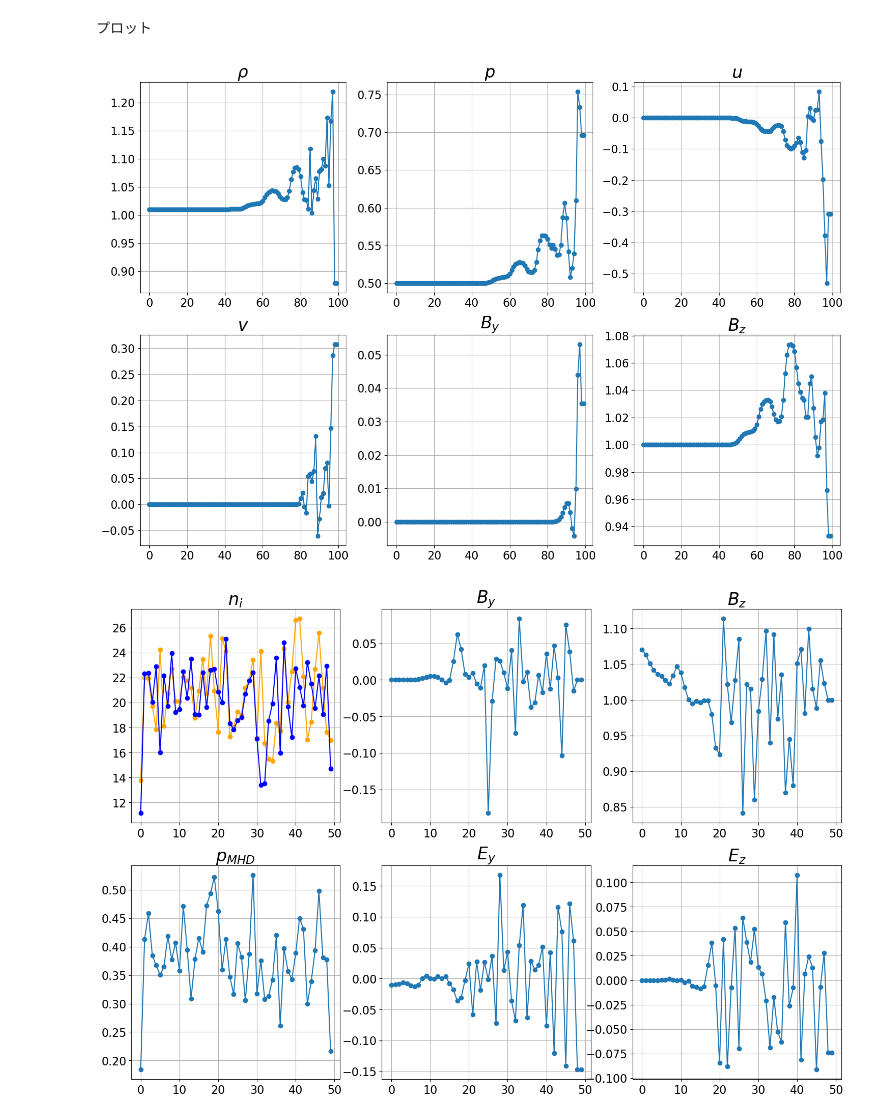
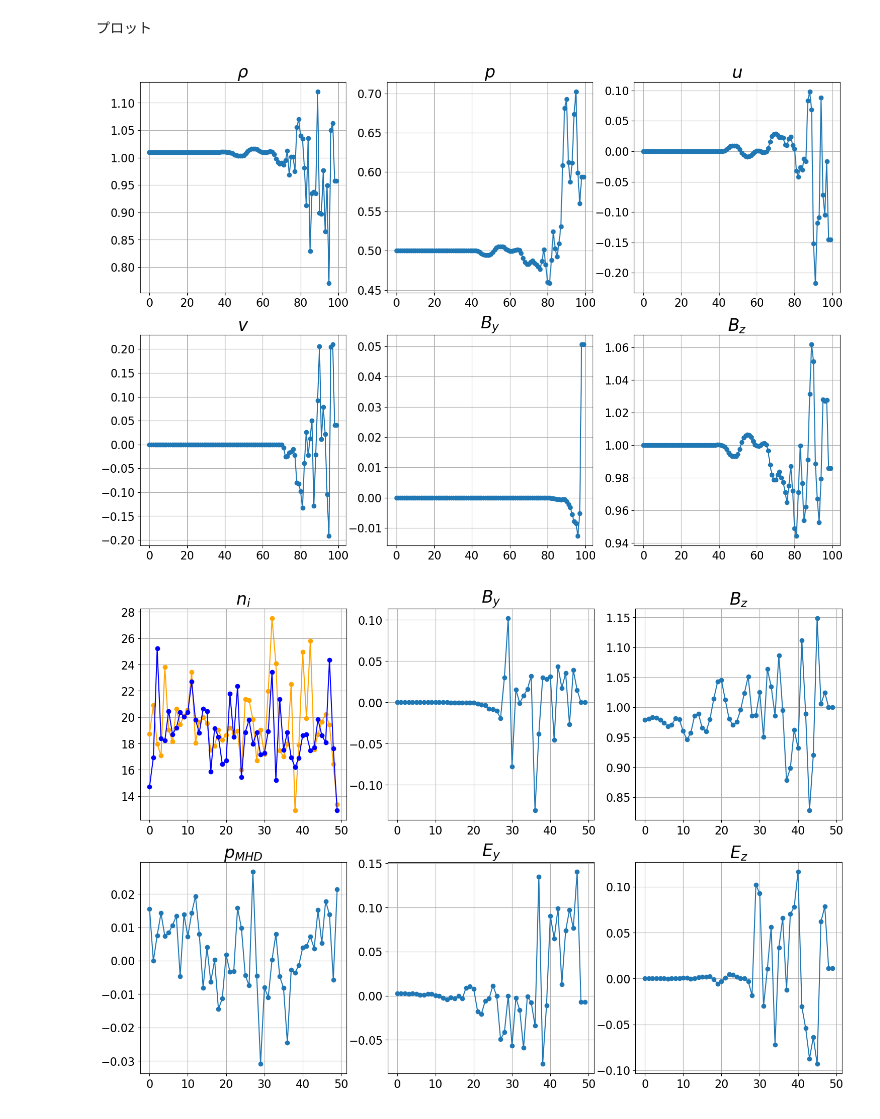
Before and after one commit to keita-akutagawa/MHD-PIC, a Jupyter notebook: 1D/Alfven_MHD-PIC.ipynb, the cells around one changed output. Saved outputs shown, nothing was run; the diff lists cells and outputs as text; code cells hidden in the pictures.

```diff
--- a/1D/Alfven_MHD-PIC.ipynb
+++ b/1D/Alfven_MHD-PIC.ipynb
@@ -864,7 +871,7 @@ v_thermal_electron = np.sqrt(Te_pic / m_electron)
 v_thermal_ion = np.sqrt(Ti_pic / m_ion)
 
 dx_pic = 1.0
-nx_pic = int(electron_inertial_length * 50)
+nx_pic = int(electron_inertial_length * 80)
 x_min_pic = 0.0
 x_max_pic = nx_pic * dx_pic
 x_coordinate_pic = np.arange(0.0, x_max_pic, dx_pic)
@@ -911,7 +918,7 @@ p0_mhd = (omega_pe / omega_ce)**2 / ne0_pic * (ne0_pic * v_thermal_electron**2 +
 VA_mhd = B0_mhd / np.sqrt(rho0_mhd)
 dx_mhd = dx_pic
 
-nx_mhd = 100
+nx_mhd = 80
 x_max_mhd = nx_mhd * dx_mhd
 dt_mhd = 0.0
 CFL = 0.4
@@ -1084,6 +1091,8 @@ for step in range(steps+1):
     #STEP4:STEP3のデータをMHDに送る
     B_pic_ave[1, :] = 0.5 * (B_pic_ave[1, :] + np.roll(B_pic_ave[1, :], 1, axis=0))
     B_pic_ave[2, :] = 0.5 * (B_pic_ave[2, :] + np.roll(B_pic_ave[2, :], 1, axis=0))
+    B_pic_ave[:, 0] = B_pic_ave[:, 1]
+    B_pic_ave[:, -1] = B_pic_ave[:, -2]
     U1 = send_PIC_to_MHDinterface(index_interface_mhd_start, index_interface_mhd_end,
                                  index_interface_pic_start, index_interface_pic_end,
                                  dx_pic, gamma_mhd, omega_pe, omega_ce, r_m,
@@ -1291,7 +1300,7 @@ ax6.grid()
 
 plt.show()
 # %% [output]
-[figure, old version]
+[figure, new version]
 # %%
 fig = plt.figure(figsize=(18, 12))
 ax1 = fig.add_subplot(231)
@@ -1318,45 +1327,41 @@ rho_pic = zeroth_moment_electron + 1.0 / r_m * zeroth_moment_ion
 bulk_speed_ion_pic = first_moment_ion / (zeroth_moment_ion + 1e-10)
 bulk_speed_electron_pic = first_moment_electron / (zeroth_moment_electron + 1e-10)
 bulk_speed_pic = (bulk_speed_electron_pic + 1.0 / r_m * bulk_speed_ion_pic) / (1.0 + 1.0 / r_m)
-v_thi_squared_pic = ((second_moment_ion[0, :] + second_moment_ion[4, :] + second_moment_ion[8, :])
-                    - zeroth_moment_ion * (bulk_speed_ion_pic[0, :]**2 + bulk_speed_ion_pic[1, :]**2 + bulk_speed_ion_pic[2, :]**2)) \
-                    / 3.0 / (zeroth_moment_ion + 1e-10)
-v_the_squared_pic = ((second_moment_electron[0, :] + second_moment_electron[4, :] + second_moment_electron[8, :])
-                    - zeroth_moment_electron * (bulk_speed_electron_pic[0, :]**2 + bulk_speed_electron_pic[1, :]**2 + bulk_speed_electron_pic[2, :]**2)) \
-                    / 3.0 / (zeroth_moment_electron + 1e-10)
+v_thi_squared_pic = (second_moment_ion[0, :] - zeroth_moment_ion * bulk_speed_ion_pic[0, :]**2) / (zeroth_moment_ion + 1e-10)
+v_the_squared_pic = (second_moment_electron[0, :] - zeroth_moment_electron * bulk_speed_electron_pic[0, :]**2)/ (zeroth_moment_electron + 1e-10)
 p_pic = zeroth_moment_electron * v_the_squared_pic + zeroth_moment_ion * v_thi_squared_pic * (1.0 / r_m)
 p_mhd = (omega_pe / omega_ce)**2 / ne0_pic * p_pic
 
 ax1.plot(x_coordinate_pic, zeroth_moment_ion[:], color='orange', marker='o')
 ax1.plot(x_coordinate_pic, zeroth_moment_electron[:], color='blue', marker='o')
 ax2.plot(x_coordinate_pic, B[1, :], marker='o')
 ax3.plot(x_coordinate_pic, B[2, :], marker='o')
-ax4.plot(x_coordinate_pic, p_mhd, marker='o')
+ax4.plot(x_coordinate_pic, bulk_speed_ion_pic[0], marker='o')
 ax5.plot(x_coordinate_pic, E[1, :], marker='o')
 ax6.plot(x_coordinate_pic, E[2, :], marker='o')
 
 ax1.set_title(r"$n_i$", fontsize=24)
 ax2.set_title(r"$B_y$", fontsize=24)
 ax3.set_title(r"$B_z$", fontsize=24)
 ax4.set_title(r"$p_{MHD}$", fontsize=24)
 ax5.set_title(r"$E_y$", fontsize=24)
 ax6.set_title(r"$E_z$", fontsize=24)
 ax1.tick_params(labelsize=16)
 ax2.tick_params(labelsize=16)
 ax3.tick_params(labelsize=16)
 ax4.tick_params(labelsize=16)
 ax5.tick_params(labelsize=16)
 ax6.tick_params(labelsize=16)
 ax1.grid()
 ax2.grid()
 ax3.grid()
 ax4.grid()
 ax5.grid()
 ax6.grid()
 
 plt.show()
 # %% [output]
-[figure, old version]
+[figure, new version]
 # %%
 fig = plt.figure(figsize=(8, 4))
 ax1 = fig.add_subplot(111)
```
Also changed, not shown: parts of 3 cells of this notebook.
